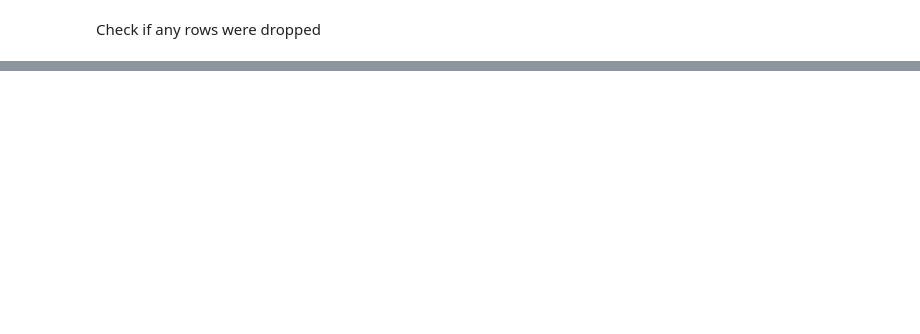
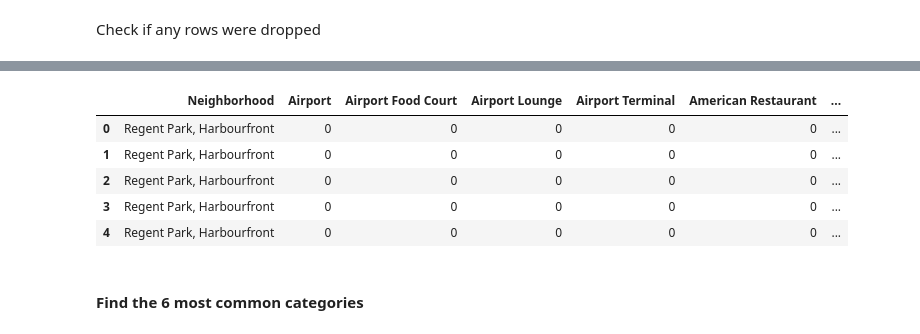
Before and after one commit to lpfichtner/data_science_capstone, a Jupyter notebook: W3 Capstone Assignment Part 3.ipynb, the cells around one changed output, grey strips where cells are left out. Saved outputs shown, nothing was run; the diff lists cells and outputs as text; code cells hidden in the pictures; blank space fills up the shorter version.

```diff
--- a/W3 Capstone Assignment Part 3.ipynb
+++ b/W3 Capstone Assignment Part 3.ipynb
@@ -222,0 +413,24 @@ print(postal_code_wGeocode.shape)
+# %%
+# one hot encoding
+toronto_onehot = pd.get_dummies(nearby_venues[['Venue Category']], prefix="", prefix_sep="")
+
+# add neighborhood column back to dataframe
+toronto_onehot['Neighborhood'] = nearby_venues['Neighborhood']
+# %%
+# move neighborhood column to the first column
+cols = list(toronto_onehot.columns)
+cols.remove('Neighborhood')
+cols_ = ['Neighborhood'] + cols
+
+toronto_onehot = toronto_onehot[cols_]
+
+toronto_onehot.head()
+# %% [output]
+|  | Neighborhood | Airport | Airport Food Court | Airport Lounge | Airport Terminal | American Restaurant | ... |
+| 0 | Regent Park, Harbourfront | 0 | 0 | 0 | 0 | 0 | ... |
+| 1 | Regent Park, Harbourfront | 0 | 0 | 0 | 0 | 0 | ... |
+| 2 | Regent Park, Harbourfront | 0 | 0 | 0 | 0 | 0 | ... |
+| 3 | Regent Park, Harbourfront | 0 | 0 | 0 | 0 | 0 | ... |
+| 4 | Regent Park, Harbourfront | 0 | 0 | 0 | 0 | 0 | ... |
+# %% [markdown]
+#### Find the 6 most common categories
```
Also changed, not shown: parts of 38 cells of this notebook, 1 other file.
